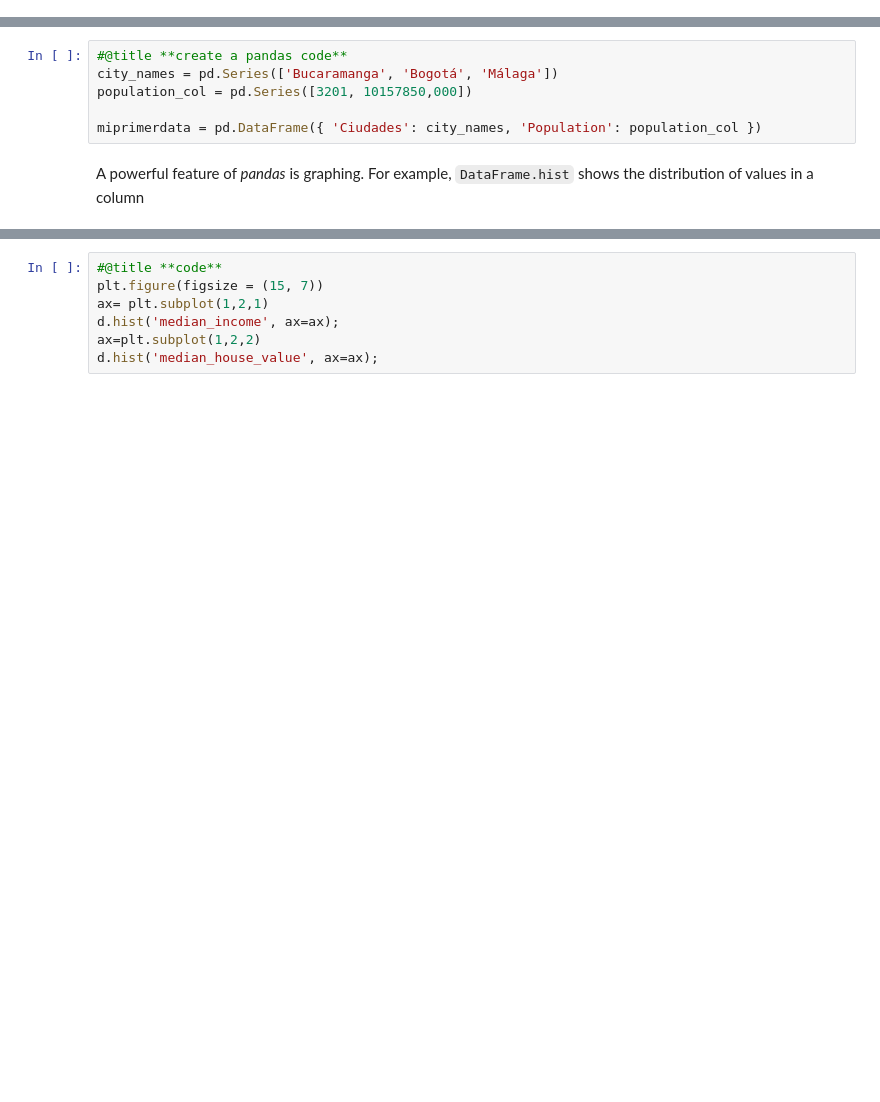
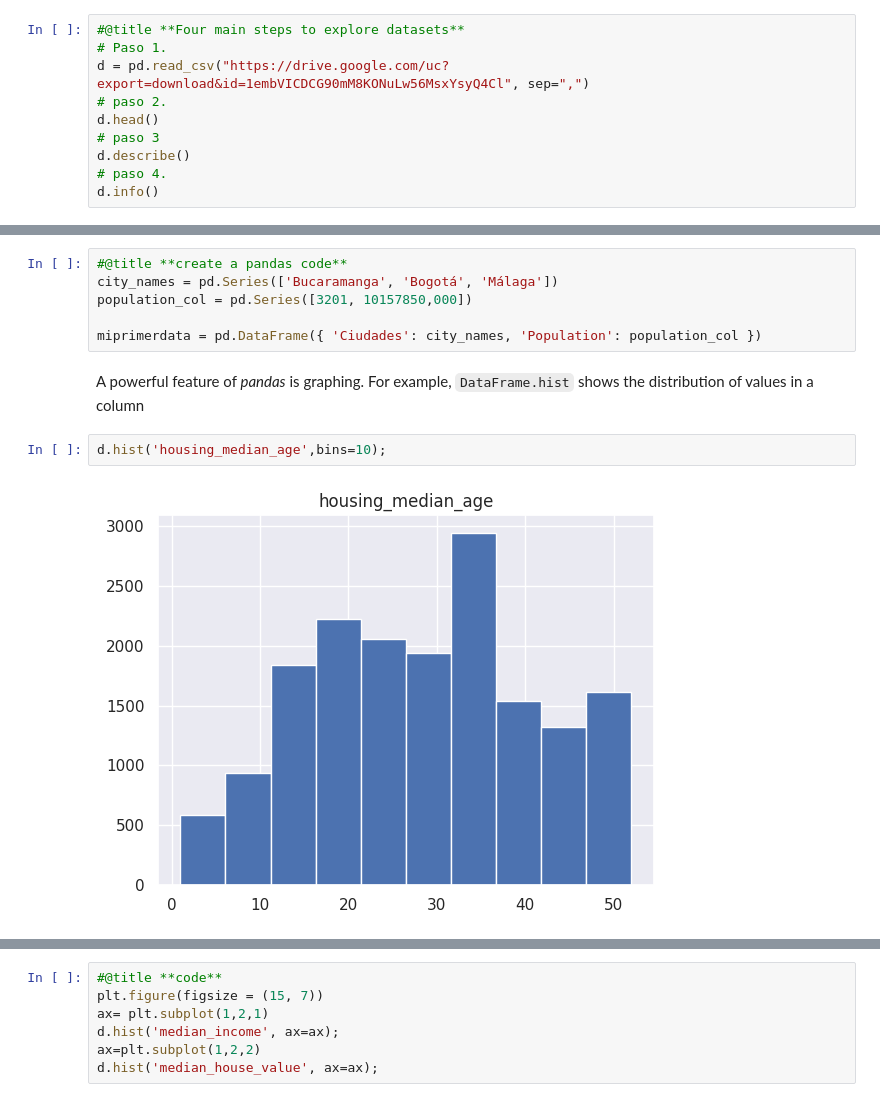
Before and after one commit to Lalo0105/ai-uis-student, a Jupyter notebook: 2. Notebooks/04_std_Notes_Pandas_Introduction.ipynb, the cells around one changed output, grey strips where cells are left out. Saved outputs shown, nothing was run; the diff lists cells and outputs as text; blank space fills up the shorter version.

```diff
--- a/2. Notebooks/04_std_Notes_Pandas_Introduction.ipynb
+++ b/2. Notebooks/04_std_Notes_Pandas_Introduction.ipynb
@@ -146,3 +136,13 @@ d = pd.read_csv("https://drive.google.com/uc?export=download&id=1embVICDCG90mM8K
 type(d), type(a)
 # %% [output]
 (pandas.core.frame.DataFrame, pandas.core.frame.DataFrame)
+# %%
+#@title **Four main steps to explore datasets**
+# Paso 1.
+d = pd.read_csv("https://drive.google.com/uc?export=download&id=1embVICDCG90mM8KONuLw56MsxYsyQ4Cl", sep=",")
+# paso 2.
+d.head()
+# paso 3
+d.describe()
+# paso 4.
+d.info()
@@ -200,3 +233,7 @@ population_col = pd.Series([3201, 10157850,000])
 miprimerdata = pd.DataFrame({ 'Ciudades': city_names, 'Population': population_col })
 # %% [markdown]
 A powerful feature of *pandas* is graphing. For example, `DataFrame.hist`  shows the distribution of values in a column
+# %%
+d.hist('housing_median_age',bins=10);
+# %% [output]
+[figure, added]
```
Also changed, not shown: parts of 40 cells of this notebook, 1 other file.
